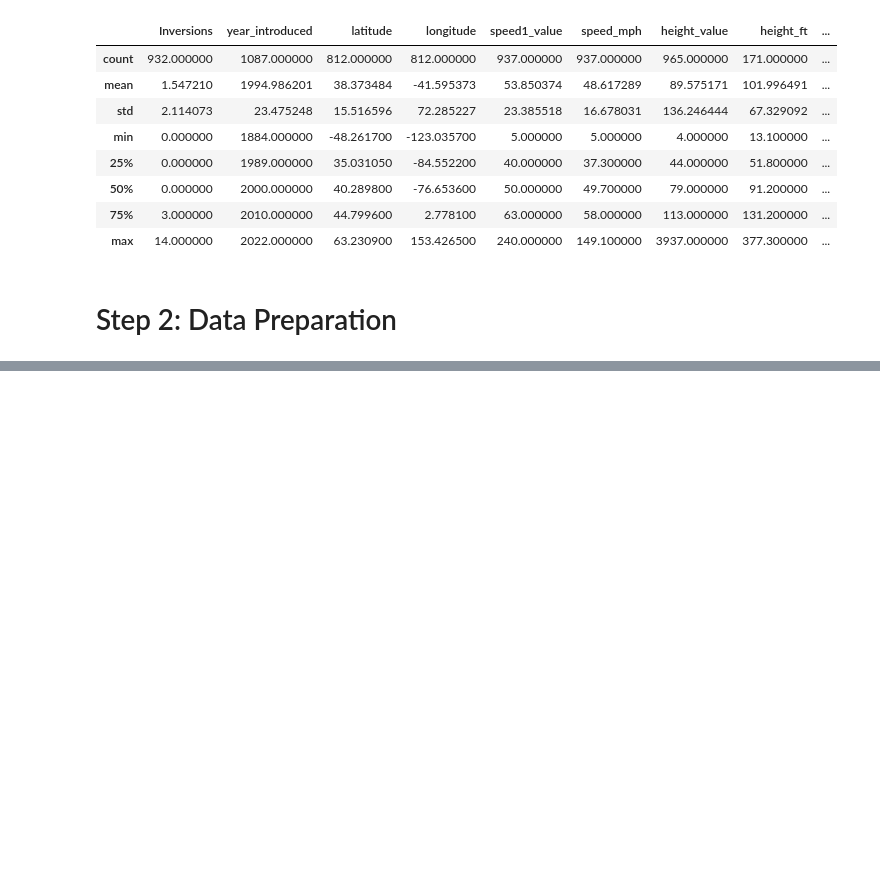
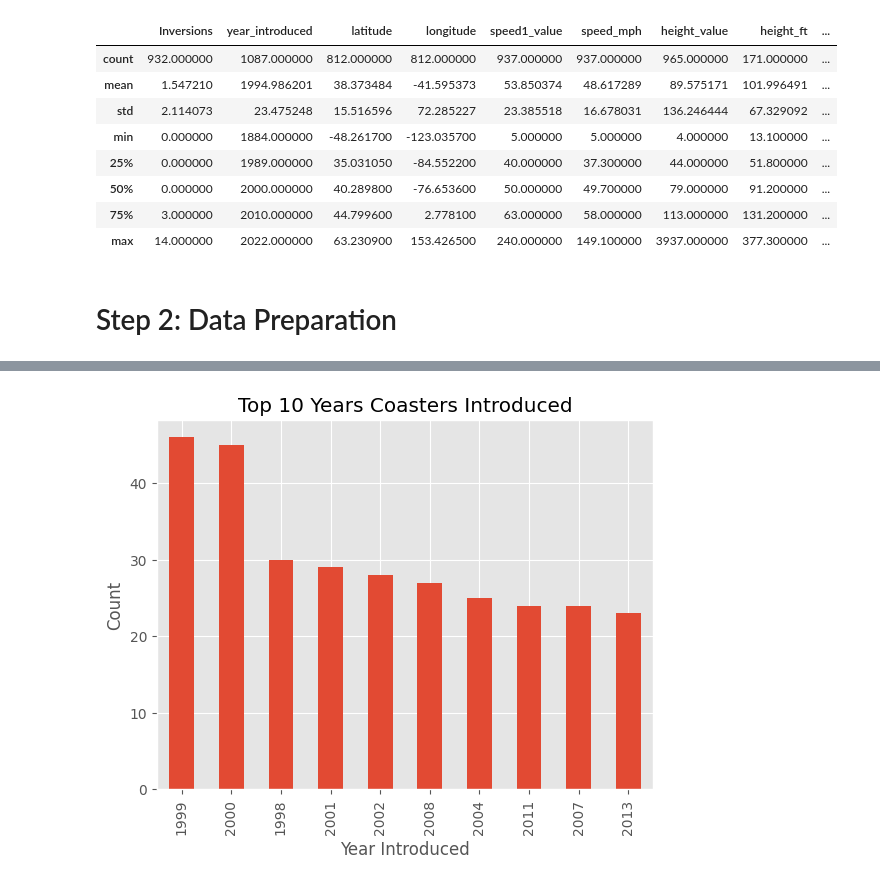
Before and after one commit to aleksmn/DataLessons, a Jupyter notebook: 09-EDA-example copy.ipynb, the cells around one changed output, grey strips where cells are left out. Saved outputs shown, nothing was run; the diff lists cells and outputs as text; code cells hidden in the pictures; blank space fills up the shorter version.

```diff
--- a/09-EDA-example copy.ipynb
+++ b/09-EDA-example copy.ipynb
@@ -98,8 +98,6 @@ df.head()
 | 2 | Switchback Railway (Euclid Beach ... | NaN | Cleveland, Ohio, United States | Closed | NaN | 1896 | 41.5800 | ... |
 | 3 | Loop the Loop (Coney Island) | 1901-01-01 | Other | Removed | Edwin Prescott | 1901 | 40.5745 | ... |
 | 4 | Loop the Loop (Young's Pier) | 1901-01-01 | Other | Removed | Edwin Prescott | 1901 | 39.3538 | ... |
-# %%
-df['opening_date_clean'] = pd.to_datetime(df['opening_date_clean'])
 # %%
 df = df.rename(columns={'coaster_name':'Coaster_Name',
                    'year_introduced':'Year_Introduced',
@@ -110,0 +118,2 @@ df = df.rename(columns={'coaster_name':'Coaster_Name',
+# %%
+df['Opening_Date'] = pd.to_datetime(df['Opening_Date'])
@@ -110,0 +149,4 @@ df = df.rename(columns={'coaster_name':'Coaster_Name',
+# %%
+df = df.loc[~df.duplicated(subset=["Coaster_Name"])].reset_index(drop=True).copy()
+
+df
@@ -110,0 +185,6 @@ df = df.rename(columns={'coaster_name':'Coaster_Name',
+# %%
+df['Year_Introduced'].value_counts().head(10).plot(kind="bar", title="Top 10 Years Coasters Introduced",
+                                                xlabel="Year Introduced", ylabel='Count')
+plt.show()
+# %% [output]
+[figure, added]
```
Also changed, not shown: parts of 7 cells of this notebook.
